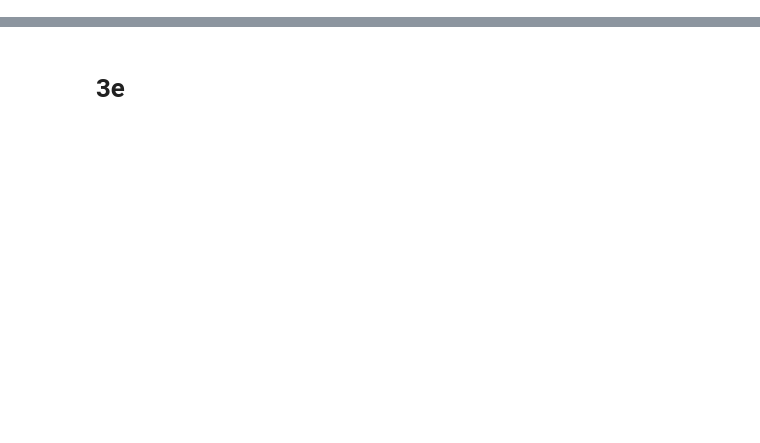
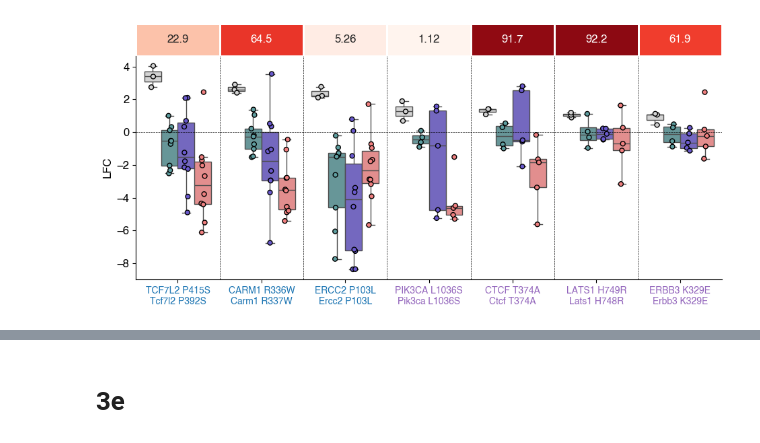
Before and after one commit to samgould2/B-ALL-in-vivo-base-editing, a Jupyter notebook: figure3.ipynb, the cells around one changed output, grey strips where cells are left out. Drawn from its saved outputs; the diff is of its cells as text; code cells hidden in the pictures; blank space fills up the shorter version.

```diff
--- a/figure3.ipynb
+++ b/figure3.ipynb
@@ -145,0 +235,4 @@ fig.subplots_adjust(hspace=0)
+# %%
+barplotter(invitro_specific, 'invitro_specific_hits', '',figwidth=9.5, figheight=4.5, save=False)
+# %% [output]
+[figure, added]
```
Also changed, not shown: parts of 28 cells of this notebook, 26 other files.
